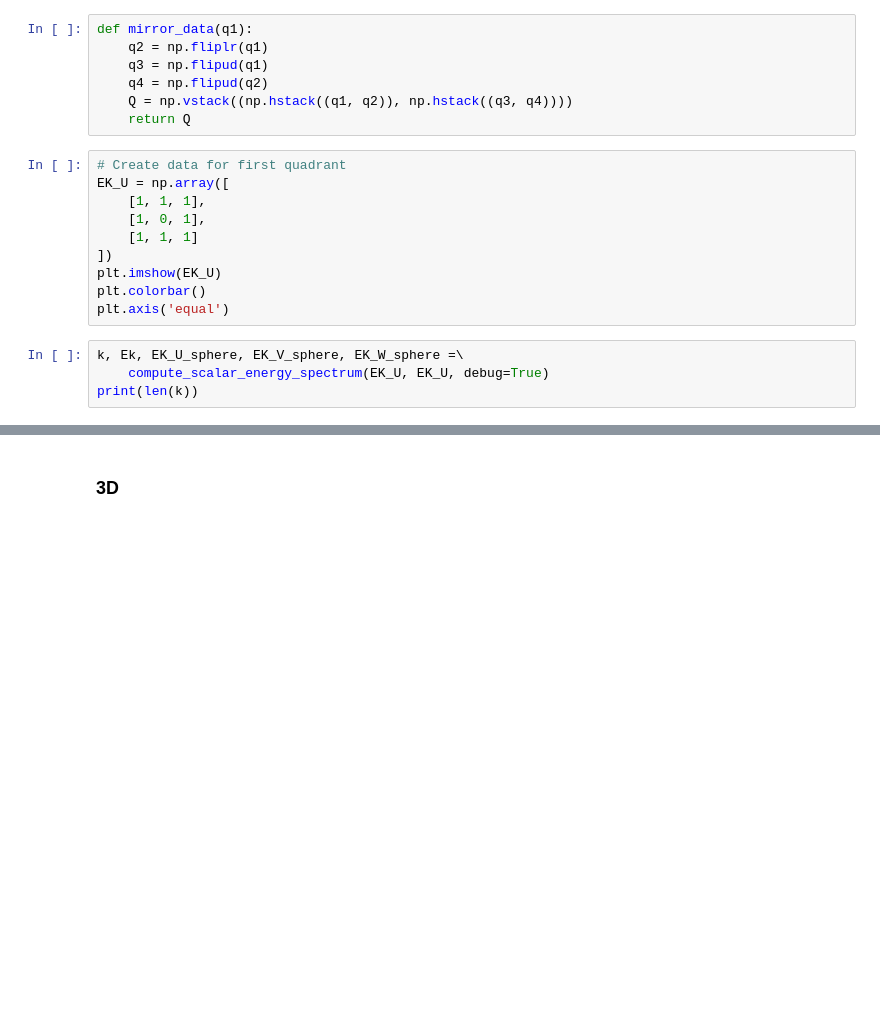
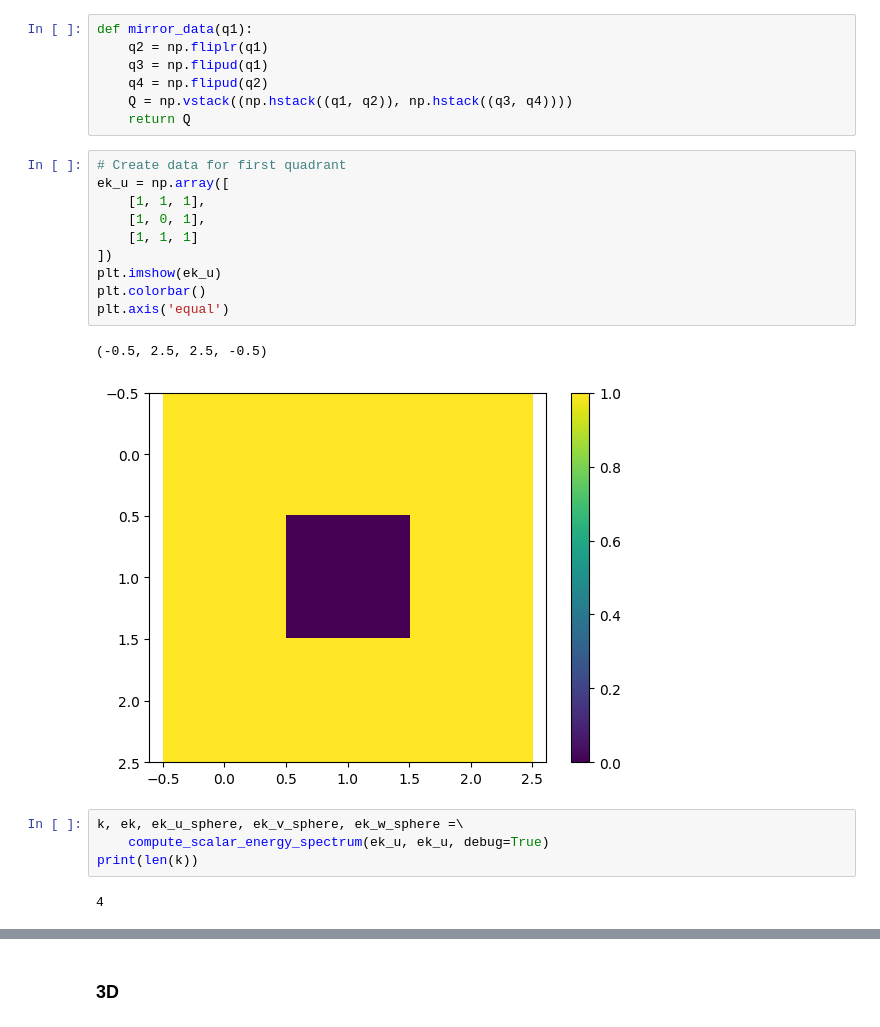
Before and after one commit to Prajwal-Prathiksh/ddp-thesis, a Jupyter notebook: code/play_energy_spectrum.ipynb, the cells around one changed output, grey strips where cells are left out. Cells and saved outputs as stored; diff of their text form; blank space fills up the shorter version.

```diff
--- a/code/play_energy_spectrum.ipynb
+++ b/code/play_energy_spectrum.ipynb
@@ -79,16 +79,21 @@ def mirror_data(q1):
     return Q
 # %%
 # Create data for first quadrant
-EK_U = np.array([
+ek_u = np.array([
     [1, 1, 1],
     [1, 0, 1],
     [1, 1, 1]
 ])
-plt.imshow(EK_U)
+plt.imshow(ek_u)
 plt.colorbar()
 plt.axis('equal')
+# %% [output]
+(-0.5, 2.5, 2.5, -0.5)
+[figure, added]
 # %%
-k, Ek, EK_U_sphere, EK_V_sphere, EK_W_sphere =\
-    compute_scalar_energy_spectrum(EK_U, EK_U, debug=True)
+k, ek, ek_u_sphere, ek_v_sphere, ek_w_sphere =\
+    compute_scalar_energy_spectrum(ek_u, ek_u, debug=True)
 print(len(k))
+# %% [output]
+4
 # %%
```
Also changed, not shown: parts of 56 cells of this notebook, 2 other files.
